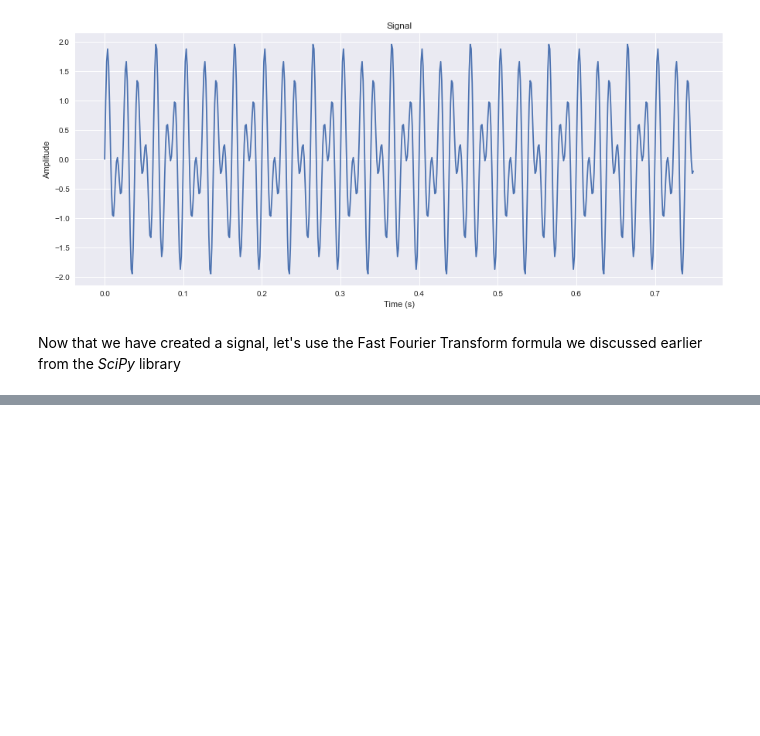
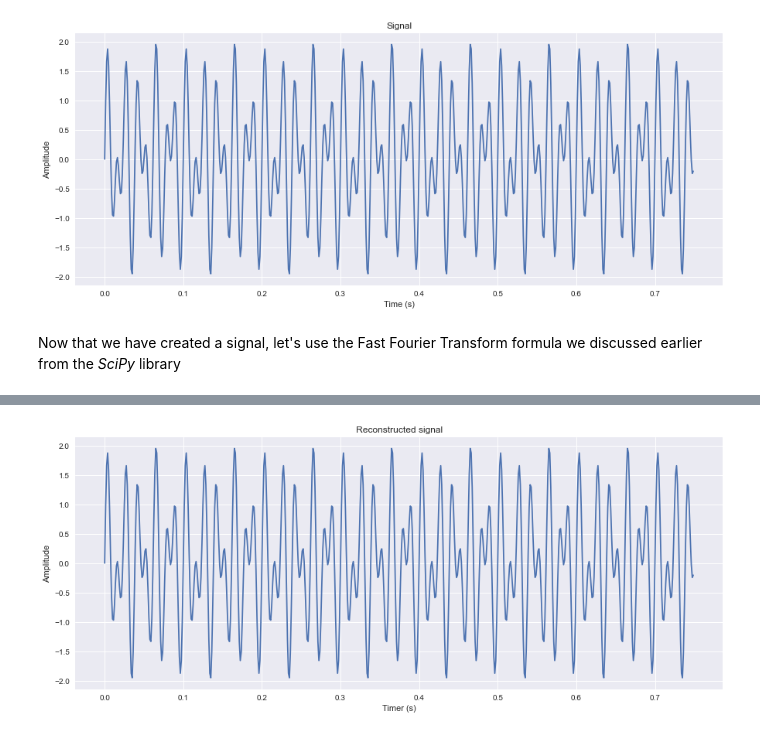
Before and after one commit to shanemcdonagh/emergingtechnologies, a Jupyter notebook: content/notebooks/03-fourier-transform.ipynb, the cells around one changed output, grey strips where cells are left out. Saved outputs shown, nothing was run; the diff lists cells and outputs as text; code cells hidden in the pictures; blank space fills up the shorter version.

Commit message:
Fourier Transform: Finished notebook

```diff
--- a/content/notebooks/03-fourier-transform.ipynb
+++ b/content/notebooks/03-fourier-transform.ipynb
@@ -256,0 +262,34 @@ yinv
+# %%
+from scipy.fft import fftfreq
+
+# Number of samples.
+N = 600
+
+# Spacing between samples.
+T = 1.0 / 800.0
+
+# Range of x (input) values.
+x = np.linspace(0.0, N*T, N, endpoint=False)
+
+# Create a sine wave with multiple frequencies
+y =  np.sin(50.0 * 2.0 * np.pi * x) + np.sin(80.0 * 2.0 * np.pi * x)
+
+# Do a Fourier transform on the signal
+
+tx  = fft(y);
+
+# Do an inverse Fourier transform on the signal
+
+itx = ifft(tx);
+
+# Plot the original sine wave using inverse Fourier transform
+
+fig, ax = plt.subplots(figsize=(15, 6))
+plt.plot(x, np.real(itx));
+plt.title("Reconstructed signal");
+plt.xlabel('Timer (s)')
+plt.ylabel('Amplitude')
+plt.grid(True)
+plt.show();
+# %% [output]
+[figure, added]
```
Also changed, not shown: parts of 8 cells of this notebook, 3 other files.
